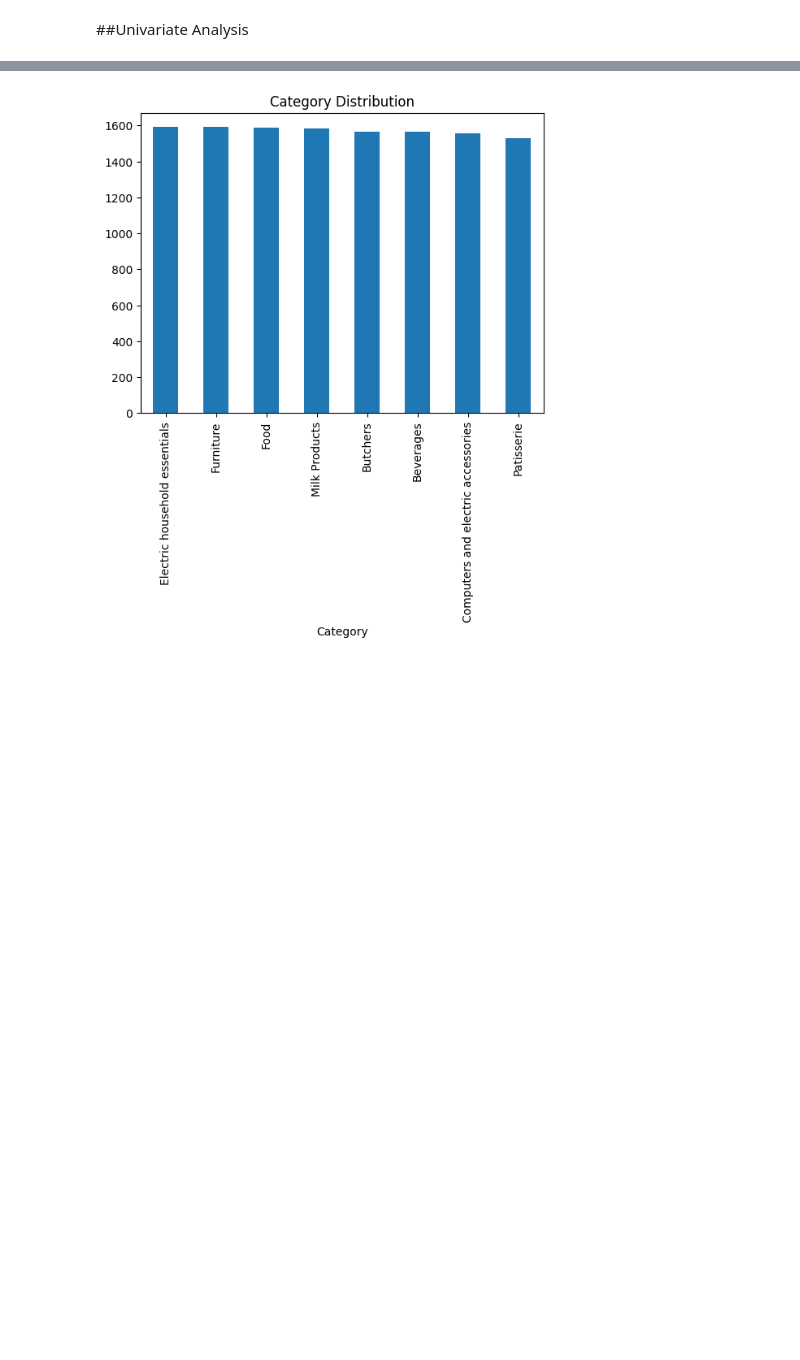
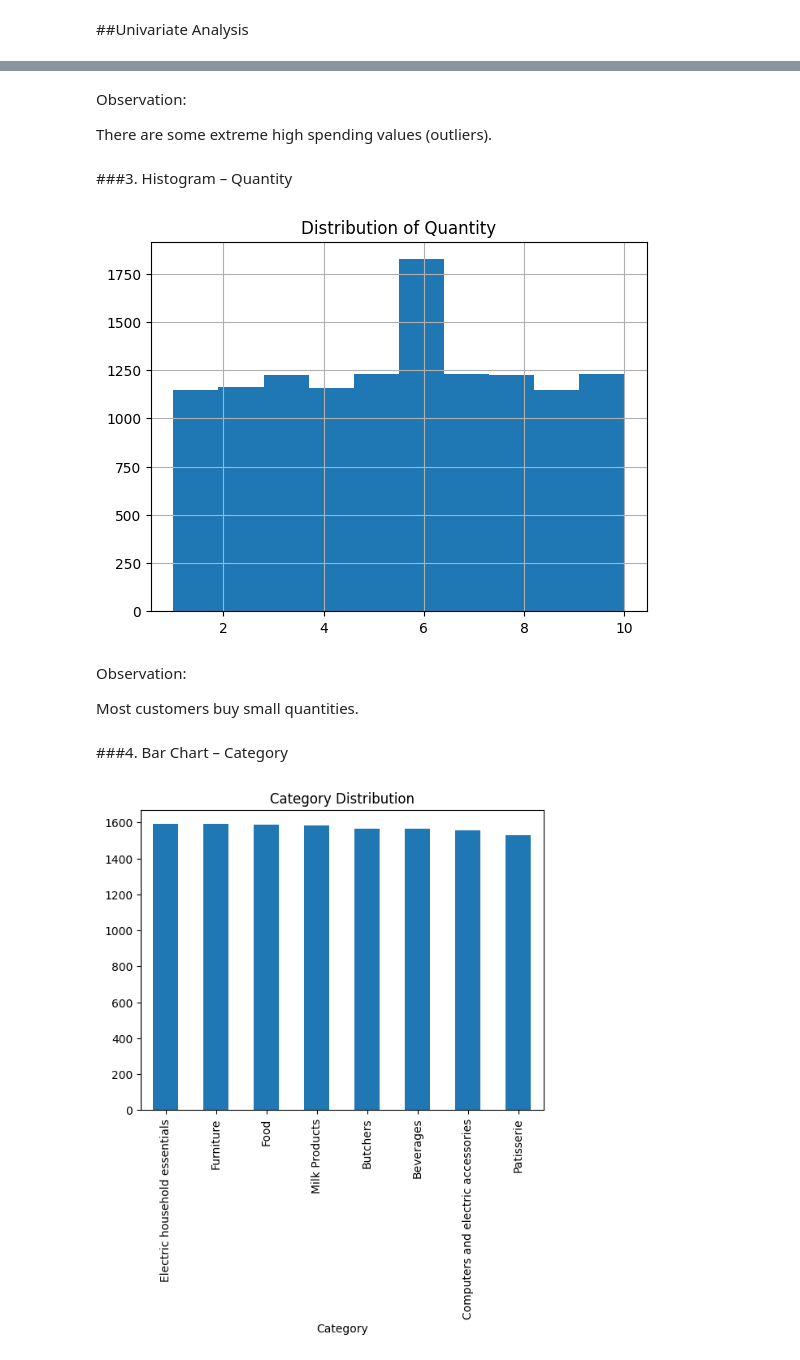
Before and after one commit to maybraniswe/Retail-Store-Sales-Analysis-and-Prediction, a Jupyter notebook: PDSE Project_Retail Store Sales Analysis and Prediction.ipynb, the cells around one changed output, grey strips where cells are left out. Cells and saved outputs as stored; diff of their text form; code cells hidden in the pictures; blank space fills up the shorter version.

```diff
--- a/PDSE Project_Retail Store Sales Analysis and Prediction.ipynb
+++ b/PDSE Project_Retail Store Sales Analysis and Prediction.ipynb
@@ -398,3 +420,21 @@ Instead of using simple imputation, a reference table was created using Item and
+# %% [markdown]
+Observation:
+
+There are some extreme high spending values (outliers).
+# %% [markdown]
+###3. Histogram – Quantity
+# %%
+df['Quantity'].hist()
+plt.title("Distribution of Quantity")
+plt.show()
+# %% [output]
+[figure, added]
+# %% [markdown]
+Observation:
+
+Most customers buy small quantities.
+# %% [markdown]
+###4. Bar Chart – Category
 # %%
 # Category (Bar chart)
 df['Category'].value_counts().plot(kind='bar')
```
Also changed, not shown: parts of 50 cells of this notebook.
